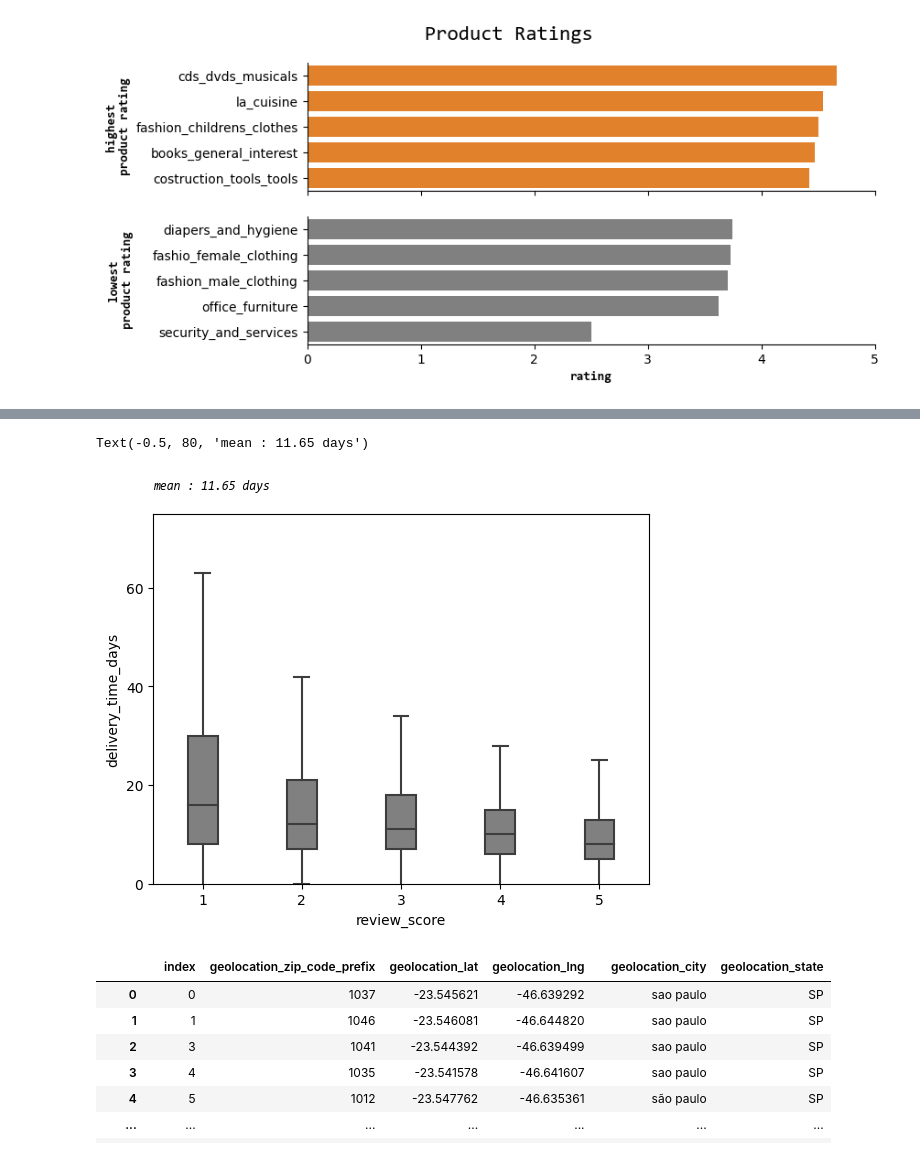
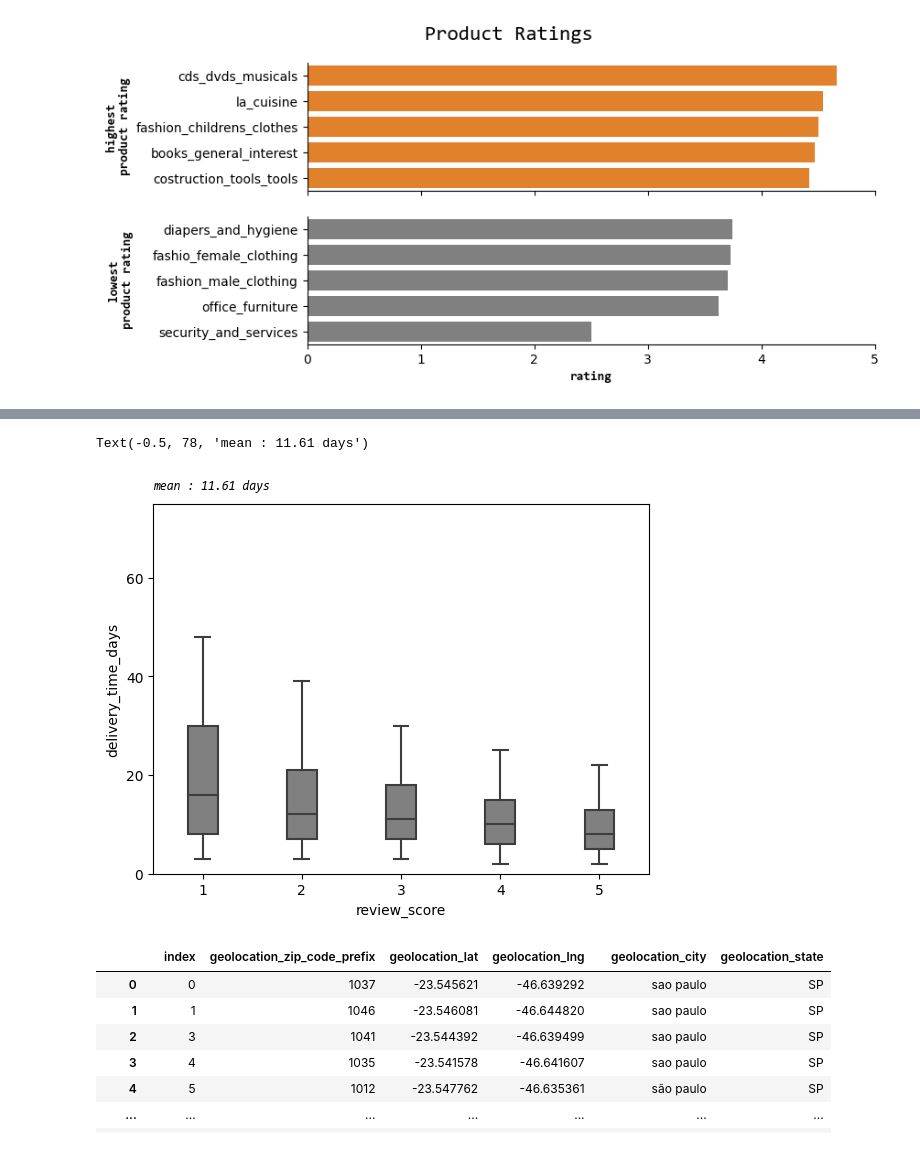
Before and after one commit to dzakiyma/olist_analysis_reviews, a Jupyter notebook: olist_analysis.ipynb, the cells around one changed output, grey strips where cells are left out. Drawn from its saved outputs; the diff is of its cells as text; code cells hidden in the pictures.

```diff
--- a/olist_analysis.ipynb
+++ b/olist_analysis.ipynb
@@ -263,3 +295,13 @@ orders['delivery_time_days'] = (orders['order_delivered_customer_date'] - orders
 # %%
 delivery_time = orders[['order_id', 'delivery_time_days']]
 delivery_time_reviews = pd.merge(delivery_time, order_reviews, on='order_id', how='left')
+
+delivery_time_reviews = delivery_time_reviews[['order_id',
+                                                'review_id',
+                                                'review_score',
+                                                'review_comment_message',
+                                                'review_creation_date',
+                                                'delivery_time_days']]
+
+delivery_time_reviews = delivery_time_reviews.dropna(subset=['review_id'], axis=0).reset_index()
+delivery_time_reviews
@@ -266,26 +322,27 @@ delivery_time_reviews = pd.merge(delivery_time, order_reviews, on='order_id', ho
 # %%
 fig, ax = plt.subplots()
 
 sns.boxplot(data=delivery_time_reviews.sort_values(by='review_score', ascending=False),
             x='review_score',
             y='delivery_time_days',
             orient='v',
             order=[1, 2, 3, 4, 5],
             fliersize=1,
             showfliers=False,
             boxprops={'facecolor': 'grey'},
-            width=0.3)
+            width=0.3,
+            whis=[5, 95])
 
 ax.set_ylim(0,75)
 ax.set_yticks([0, 20, 40, 60])
-ax.text(-0.5, 80,
+ax.text(-0.5, 78,
         f"mean : {delivery_time_reviews['delivery_time_days'].mean():.2f} days",
         fontstyle='oblique',
         fontfamily='Consolas',
         fontsize=9)
 # %% [output]
-Text(-0.5, 80, 'mean : 11.65 days')
+Text(-0.5, 78, 'mean : 11.61 days')
-[figure, old version]
+[figure, new version]
 # %%
 # Spesify coordinate
 geolocation_unique = geolocation.drop_duplicates(subset=['geolocation_zip_code_prefix'])
```
Also changed, not shown: parts of 9 cells of this notebook.
